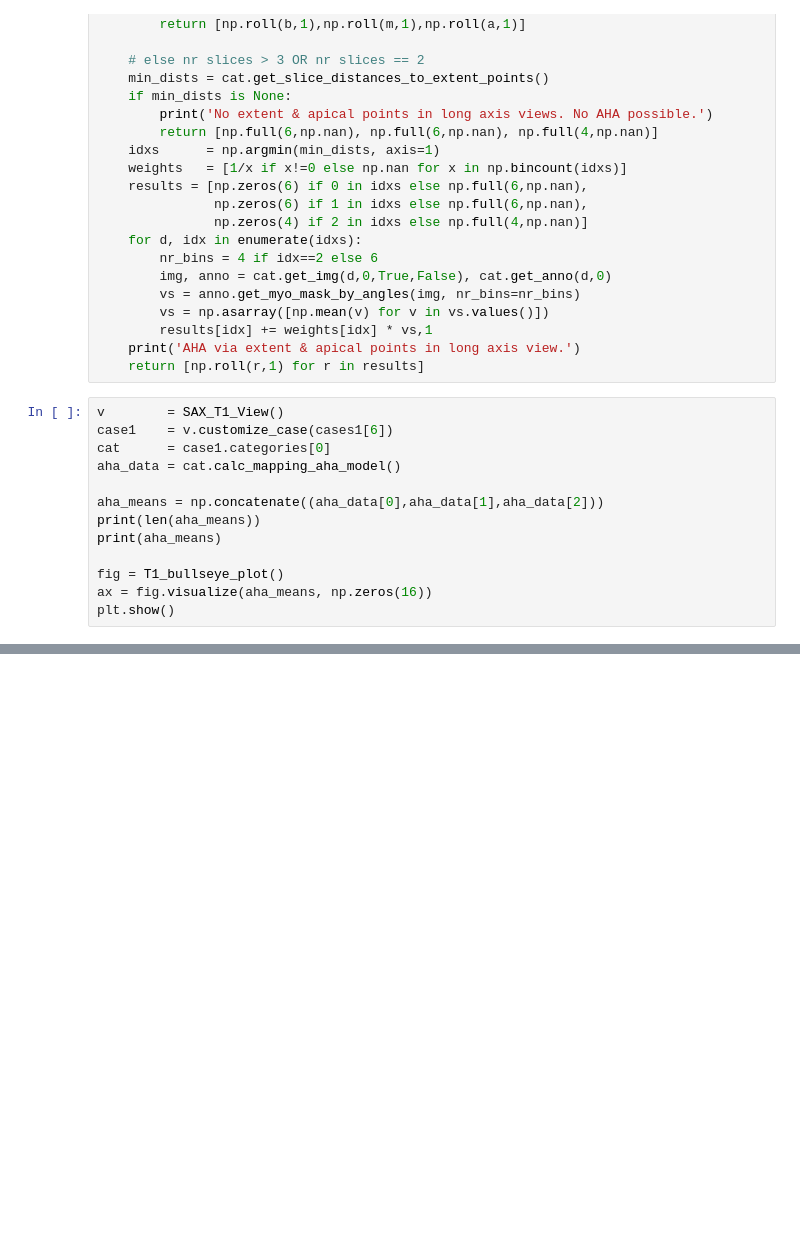
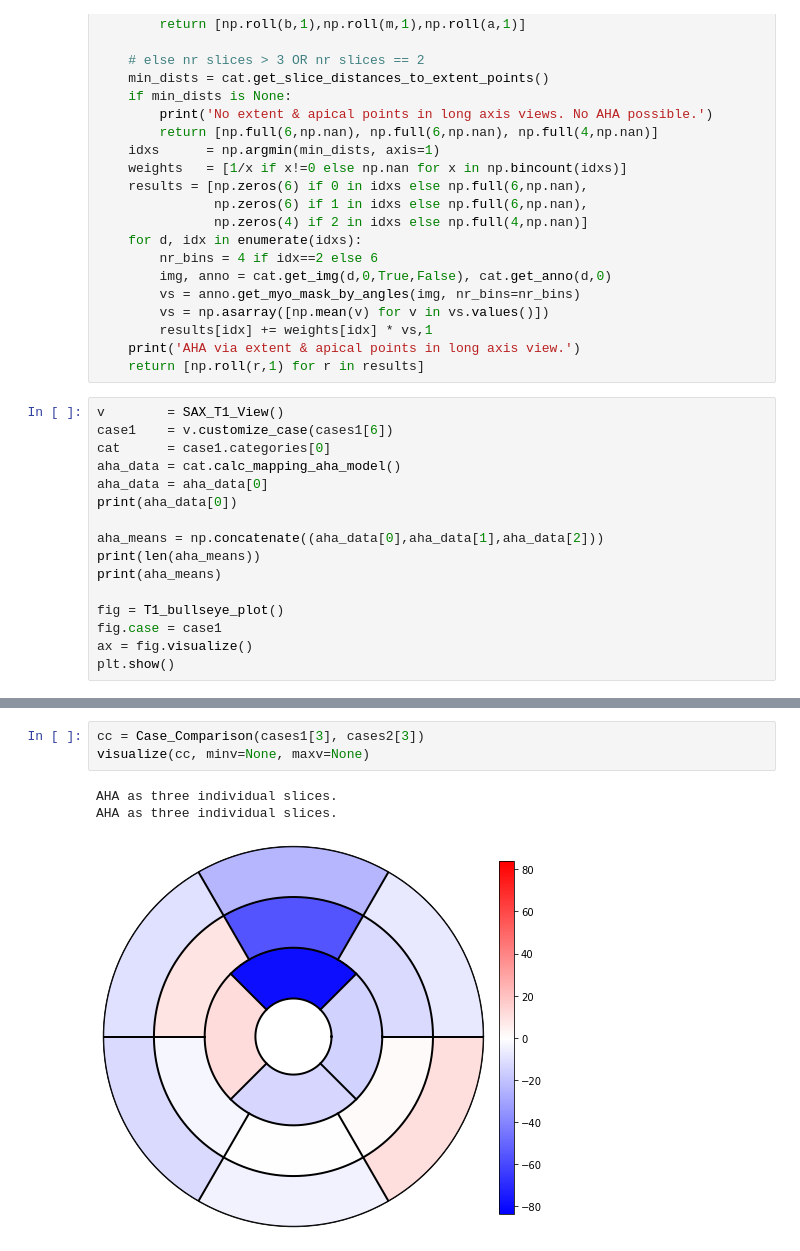
Before and after one commit to thadler/LazyLuna, a Jupyter notebook: Notebooks/TestingMapping.ipynb, the cells around one changed output, grey strips where cells are left out. Cells and saved outputs as stored; diff of their text form; blank space fills up the shorter version.

```diff
--- a/Notebooks/TestingMapping.ipynb
+++ b/Notebooks/TestingMapping.ipynb
@@ -289,13 +386,16 @@ v        = SAX_T1_View()
 case1    = v.customize_case(cases1[6])
 cat      = case1.categories[0]
 aha_data = cat.calc_mapping_aha_model()
+aha_data = aha_data[0]
+print(aha_data[0])
 
 aha_means = np.concatenate((aha_data[0],aha_data[1],aha_data[2]))
 print(len(aha_means))
 print(aha_means)
 
 fig = T1_bullseye_plot()
-ax = fig.visualize(aha_means, np.zeros(16))
+fig.case = case1
+ax = fig.visualize()
 plt.show()
 # %% [output]
 AHA as three individual slices.
@@ -306,0 +499,7 @@ AHA as three individual slices.
+# %%
+cc = Case_Comparison(cases1[3], cases2[3])
+visualize(cc, minv=None, maxv=None)
+# %% [output]
+AHA as three individual slices.
+AHA as three individual slices.
+[figure, added]
```
Also changed, not shown: parts of 10 cells of this notebook, 10 other files.
